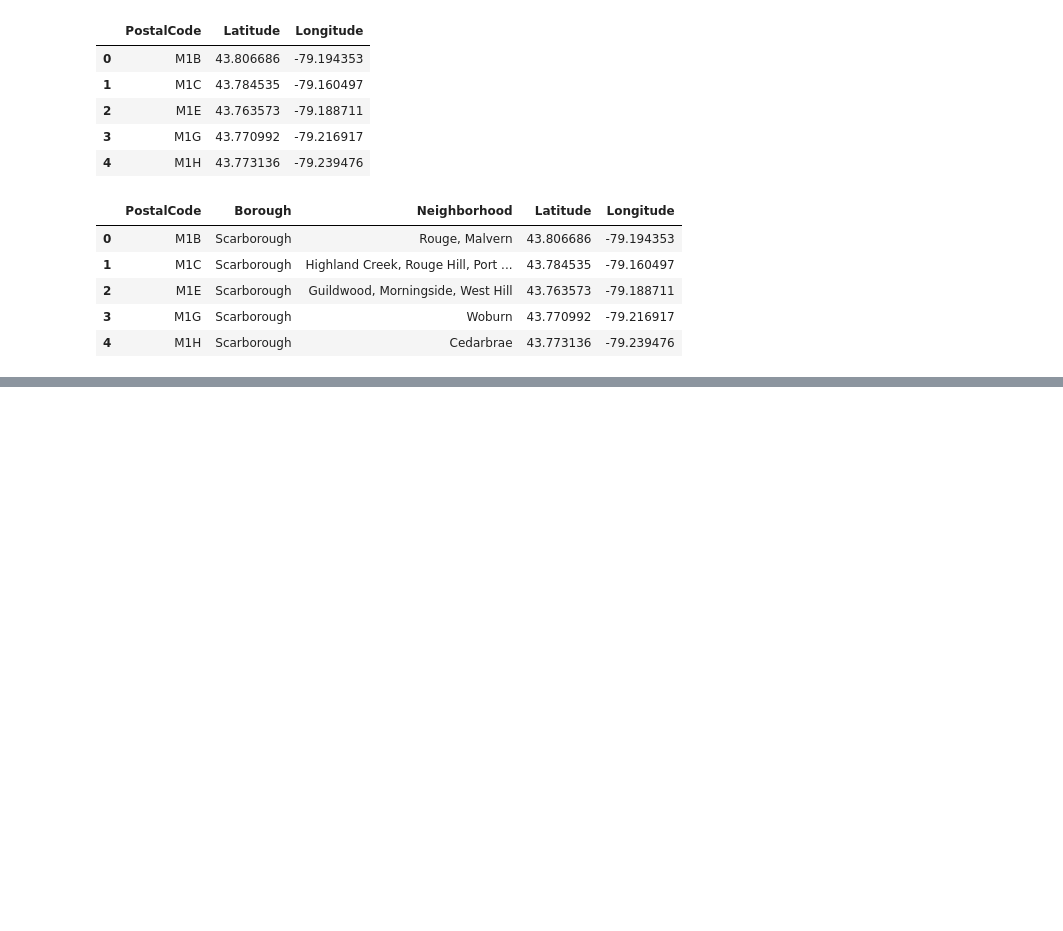
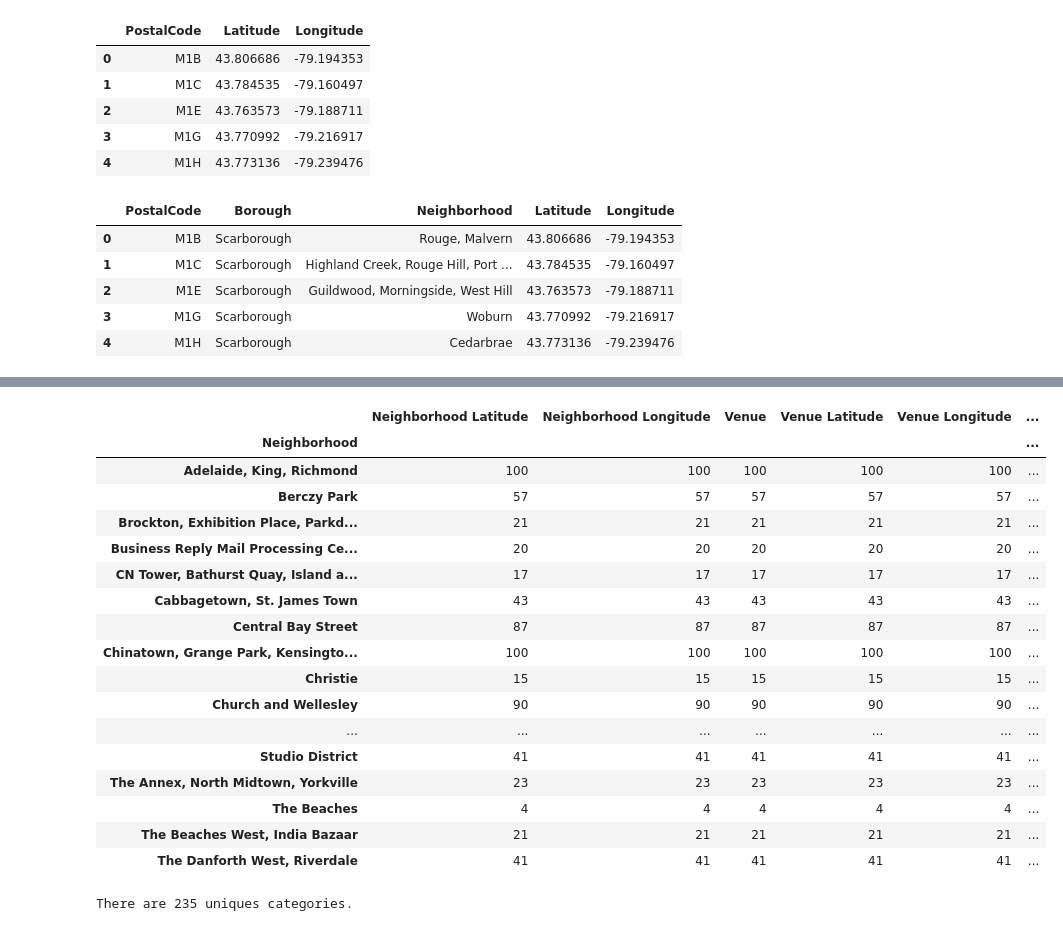
Before and after one commit to blakeviolette-github/Coursera_Capstone, a Jupyter notebook: Coursera_Capstone_Cluster_Toronto.ipynb, the cells around one changed output, grey strips where cells are left out. Drawn from its saved outputs; the diff is of its cells as text; code cells hidden in the pictures; blank space fills up the shorter version.

```diff
--- a/Coursera_Capstone_Cluster_Toronto.ipynb
+++ b/Coursera_Capstone_Cluster_Toronto.ipynb
@@ -126,0 +270,4 @@ df_loc.head()
+# %%
+# send the get request to foursquare
+results = requests.get(url).json()
+results
@@ -126,0 +292,13 @@ df_loc.head()
+# %%
+# function that extracts the category of the venue
+def get_category_type(row):
+    try:
+        categories_list = row['categories']
+    except:
+        categories_list = row['venue.categories']
+
+    if len(categories_list) == 0:
+        return None
+    else:
+        return categories_list[0]['name']
+print("done")
@@ -126,0 +307,16 @@ df_loc.head()
+# %%
+venues = results['response']['groups'][0]['items']
+
+nearby_venues = json_normalize(venues) # flatten JSON
+
+# filter columns
+filtered_columns = ['venue.name', 'venue.categories', 'venue.location.lat', 'venue.location.lng']
+nearby_venues =nearby_venues.loc[:, filtered_columns]
+
+# filter the category for each row
+nearby_venues['venue.categories'] = nearby_venues.apply(get_category_type, axis=1)
+
+# clean columns
+nearby_venues.columns = [col.split(".")[-1] for col in nearby_venues.columns]
+
+nearby_venues.head()
@@ -126,0 +415,26 @@ df_loc.head()
+# %%
+tor_ven.groupby('Neighborhood').count()
+# %% [output]
+|  | Neighborhood Latitude | Neighborhood Longitude | Venue | Venue Latitude | Venue Longitude | ... |
+| Neighborhood |  |  |  |  |  | ... |
+| Adelaide, King, Richmond | 100 | 100 | 100 | 100 | 100 | ... |
+| Berczy Park | 57 | 57 | 57 | 57 | 57 | ... |
+| Brockton, Exhibition Place, Parkd... | 21 | 21 | 21 | 21 | 21 | ... |
+| Business Reply Mail Processing Ce... | 20 | 20 | 20 | 20 | 20 | ... |
+| CN Tower, Bathurst Quay, Island a... | 17 | 17 | 17 | 17 | 17 | ... |
+| Cabbagetown, St. James Town | 43 | 43 | 43 | 43 | 43 | ... |
+| Central Bay Street | 87 | 87 | 87 | 87 | 87 | ... |
+| Chinatown, Grange Park, Kensingto... | 100 | 100 | 100 | 100 | 100 | ... |
+| Christie | 15 | 15 | 15 | 15 | 15 | ... |
+| Church and Wellesley | 90 | 90 | 90 | 90 | 90 | ... |
+| ... | ... | ... | ... | ... | ... | ... |
+| Studio District | 41 | 41 | 41 | 41 | 41 | ... |
+| The Annex, North Midtown, Yorkville | 23 | 23 | 23 | 23 | 23 | ... |
+| The Beaches | 4 | 4 | 4 | 4 | 4 | ... |
+| The Beaches West, India Bazaar | 21 | 21 | 21 | 21 | 21 | ... |
+| The Danforth West, Riverdale | 41 | 41 | 41 | 41 | 41 | ... |
+# %%
+# how many unique venue catagories are there?
+print('There are {} uniques categories.'.format(len(tor_ven['Venue Category'].unique())))
+# %% [output]
+There are 235 uniques categories.
```
Also changed, not shown: parts of 38 cells of this notebook.
